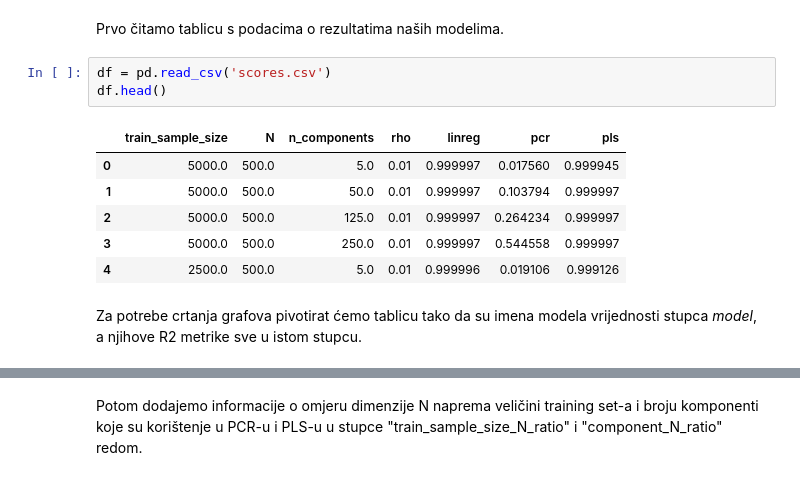
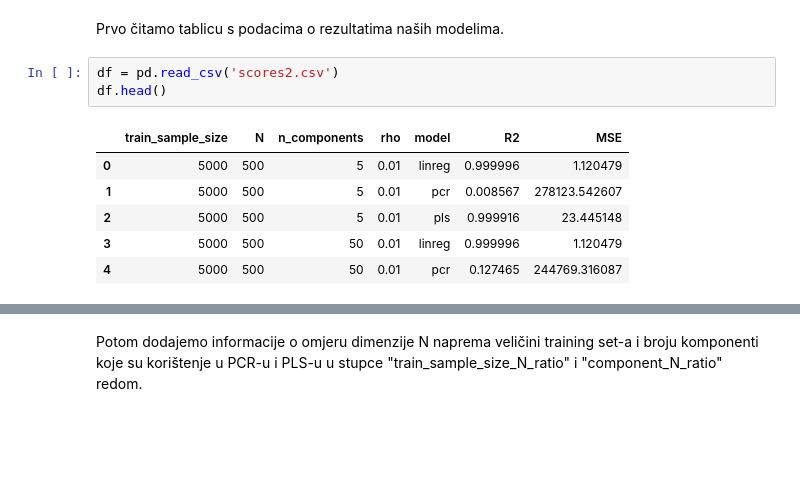
Before and after one commit to ninjas77/PLS, a Jupyter notebook: experiment_analysis.ipynb, the cells around one changed output, grey strips where cells are left out. Saved outputs shown, nothing was run; the diff lists cells and outputs as text; blank space fills up the shorter version.

```diff
--- a/experiment_analysis.ipynb
+++ b/experiment_analysis.ipynb
@@ -7,14 +7,12 @@ from matplotlib import pyplot as plt
 # %% [markdown]
 Prvo čitamo tablicu s podacima o rezultatima naših modelima.
 # %%
-df = pd.read_csv('scores.csv')
+df = pd.read_csv('scores2.csv')
 df.head()
 # %% [output]
-|  | train_sample_size | N | n_components | rho | linreg | pcr | pls |
-| 0 | 5000.0 | 500.0 | 5.0 | 0.01 | 0.999997 | 0.017560 | 0.999945 |
-| 1 | 5000.0 | 500.0 | 50.0 | 0.01 | 0.999997 | 0.103794 | 0.999997 |
-| 2 | 5000.0 | 500.0 | 125.0 | 0.01 | 0.999997 | 0.264234 | 0.999997 |
-| 3 | 5000.0 | 500.0 | 250.0 | 0.01 | 0.999997 | 0.544558 | 0.999997 |
-| 4 | 2500.0 | 500.0 | 5.0 | 0.01 | 0.999996 | 0.019106 | 0.999126 |
+|  | train_sample_size | N | n_components | rho | model | R2 | MSE |
+| 0 | 5000 | 500 | 5 | 0.01 | linreg | 0.999996 | 1.120479 |
+| 1 | 5000 | 500 | 5 | 0.01 | pcr | 0.008567 | 278123.542607 |
+| 2 | 5000 | 500 | 5 | 0.01 | pls | 0.999916 | 23.445148 |
+| 3 | 5000 | 500 | 50 | 0.01 | linreg | 0.999996 | 1.120479 |
+| 4 | 5000 | 500 | 50 | 0.01 | pcr | 0.127465 | 244769.316087 |
-# %% [markdown]
-Za potrebe crtanja grafova pivotirat ćemo tablicu tako da su imena modela vrijednosti stupca _model_, a njihove R2 metrike sve u istom stupcu.
```
Also changed, not shown: parts of 6 cells of this notebook, 4 other files.
